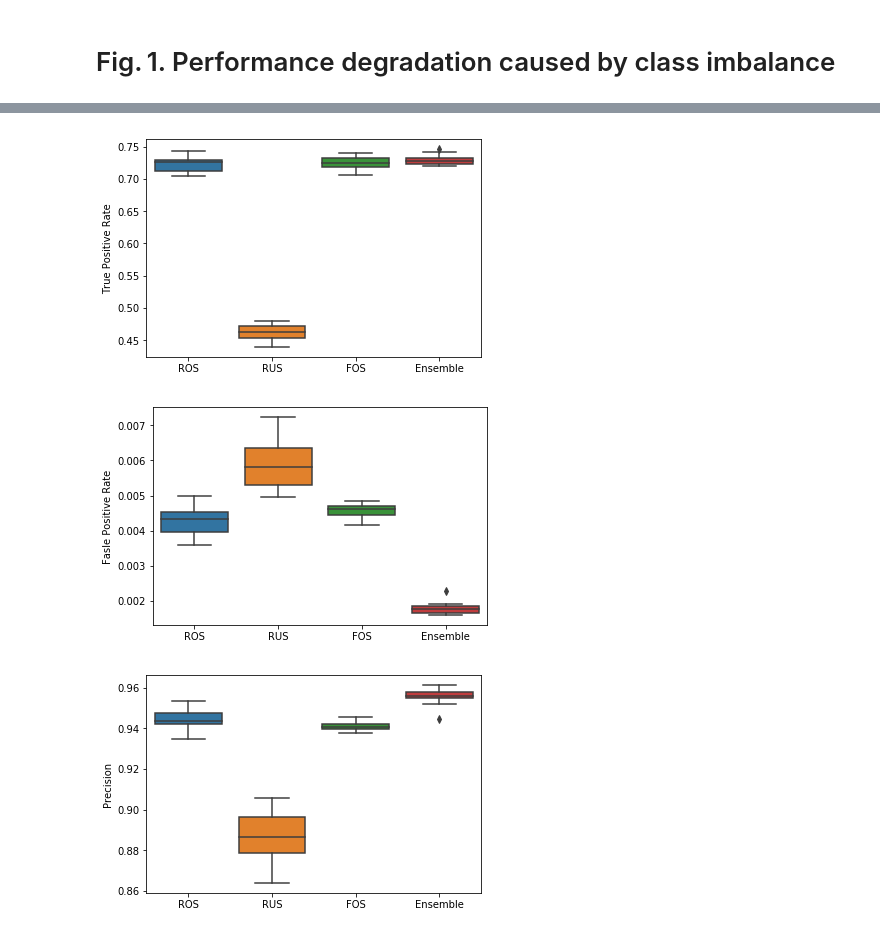
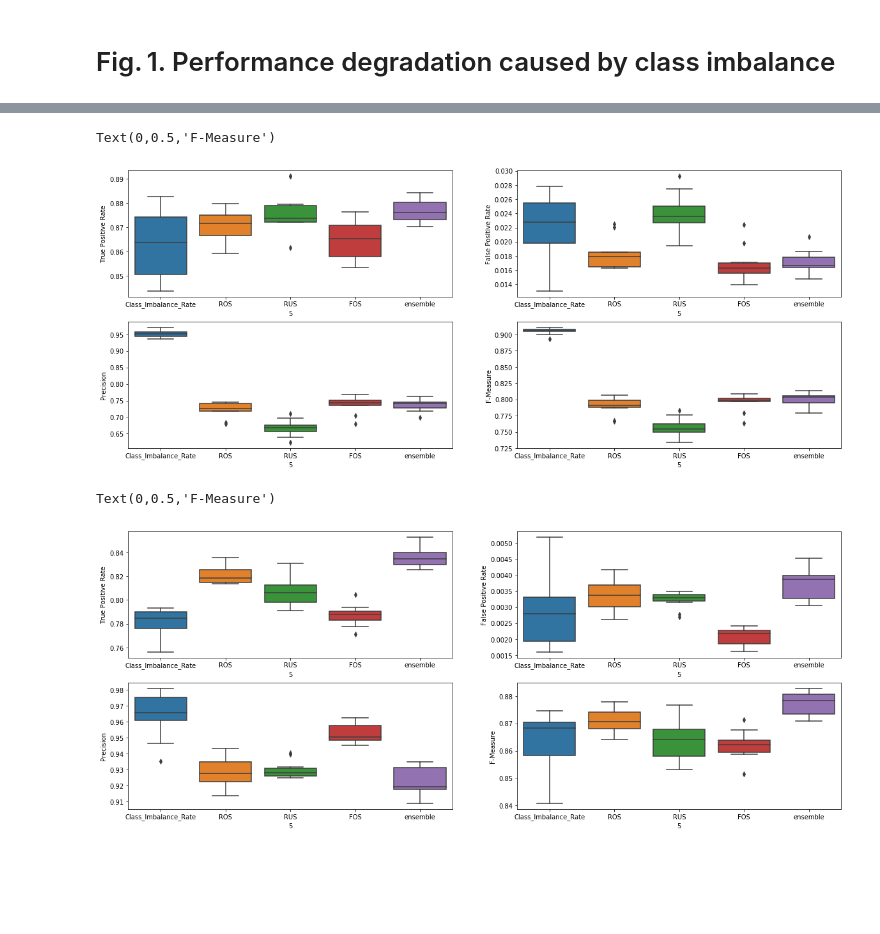
Before and after one commit to sairahul1526/Notebooks, a Jupyter notebook: DM Twitter spam detection.ipynb, the cells around one changed output, grey strips where cells are left out. Drawn from its saved outputs; the diff is of its cells as text; code cells hidden in the pictures; blank space fills up the shorter version.

```diff
--- a/DM Twitter spam detection.ipynb
+++ b/DM Twitter spam detection.ipynb
@@ -168,0 +197,13 @@ def predictEnsemble(ros, rus, fos):
+# %%
+def weight_assign(ar,centre,width,d,length):
+    if width==0:
+        weights_array=np.ones((length,))
+    else:
+        a= ar[:,d-1]
+        b = abs(a-centre)
+        c= b<=width
+        b[c]  = 1 - b[c]/width
+        d=np.invert(c)
+        b[d] = 0
+        weights_array = b
+    return weights_array
@@ -302,29 +424,38 @@ plt.show()
-# %%
-# class impbalance rate 10
-fig = fig1[fig1[3] == 10]
-sns.boxplot(fig[4], fig[0])
-plt.xlabel("")
-plt.ylabel("True Positive Rate")
-plt.show()
-# TPR
-
-fig = fig1[fig1[3] == 10]
-sns.boxplot(fig[4], fig[1])
-plt.xlabel("")
-plt.ylabel("Fasle Positive Rate")
-plt.show()
-# FPR
-
-fig = fig1[fig1[3] == 10]
-sns.boxplot(fig[4], fig[2])
-plt.xlabel("")
-plt.ylabel("Precision")
-plt.show()
-# precision
-# %% [output]
-[figure, removed]
-[figure, removed]
-[figure, removed]
+# %%
+fig, ax = plt.subplots(2,2, figsize=(20,8))
+fig = fig1[fig1[4] == 2]
+sns.boxplot(fig[5],fig[0],ax=ax[0][0])
+ax[0][0].set_ylabel('True Positive Rate')
+
+sns.boxplot(fig[5],fig[1],ax=ax[0][1])
+ax[0][1].set_ylabel('False Positive Rate')
+
+a=sns.boxplot(fig[5], fig[2],ax=ax[1][0])
+a.set_ylabel('Precision')
+
+a=sns.boxplot(fig[5], fig[3])
+a.set_ylabel('F-Measure')
+#class-imbalance =2
+# %% [output]
+Text(0,0.5,'F-Measure')
+[figure, added]
+# %%
+fig, ax = plt.subplots(2,2, figsize=(20,8))
+fig = fig1[fig1[4] == 10]
+sns.boxplot(fig[5],fig[0],ax=ax[0][0])
+ax[0][0].set_ylabel('True Positive Rate')
+
+sns.boxplot(fig[5],fig[1],ax=ax[0][1])
+ax[0][1].set_ylabel('False Positive Rate')
+
+a=sns.boxplot(fig[5], fig[2],ax=ax[1][0])
+a.set_ylabel('Precision')
+
+a=sns.boxplot(fig[5], fig[3])
+a.set_ylabel('F-Measure')
+# %% [output]
+Text(0,0.5,'F-Measure')
+[figure, added]
 # %%
 fig, ax = plt.subplots(2,2, figsize=(20,8))
 
```
Also changed, not shown: parts of 40 cells of this notebook.
